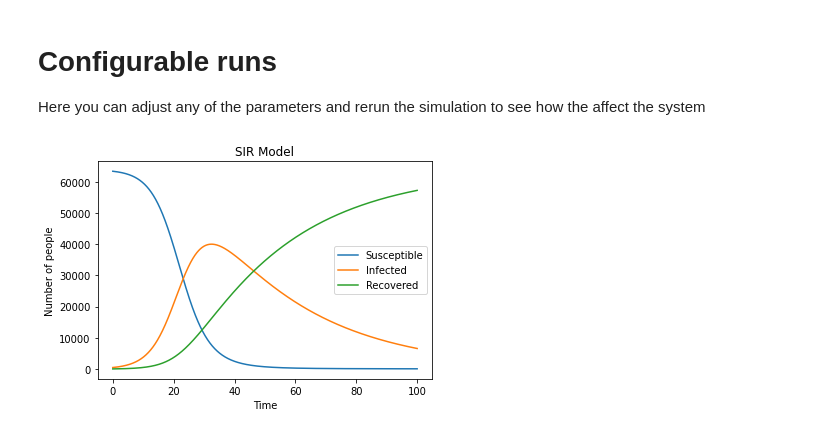
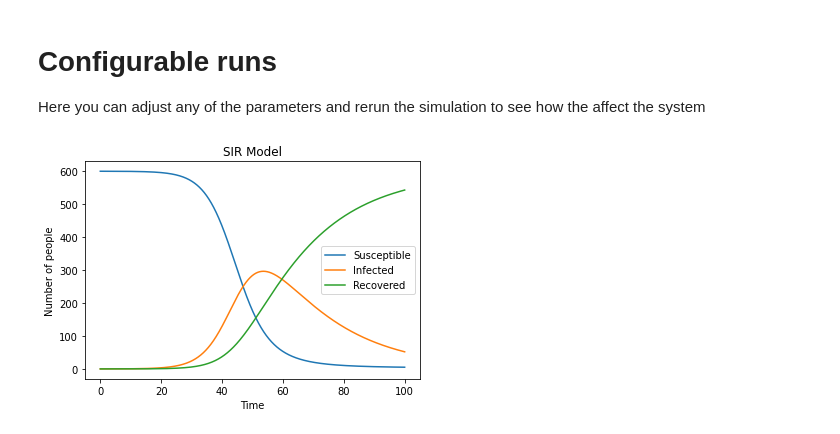
Before and after one commit to Aryan470/Notebooks, a Jupyter notebook: SIRModel.ipynb, the cells around one changed output. Drawn from its saved outputs; the diff is of its cells as text; code cells hidden in the pictures.

```diff
--- a/SIRModel.ipynb
+++ b/SIRModel.ipynb
@@ -119,21 +159,21 @@ Here you can adjust any of the parameters and rerun the simulation to see how th
 # %%
 #@title Parameters {run:"auto"}
 
-p = 63800 #@param {type:"slider", min:0, max:100000, step:100}
+p = 600 #@param {type:"slider", min:0, max:100000, step:100}
 
-percent_infected = 0.7 #@param {type:"slider", min:0, max:100, step:0.1}
+percent_infected = 0.01 #@param {type:"slider", min:0, max:100, step:0.1}
 
 beta = 0.25 #@param {type:"slider", min:0, max:2, step:0.01}
-gamma = 0.03 #@param {type:"slider", min:0, max:1, step:0.01}
+gamma = 0.04761904761 #@param {type:"slider", min:0, max:1, step:0.01}
 
 dt = 0.0156 #@param {type:"slider", min:0, max:0.5, step:0.0001}
 max_time = 100 #@param {type:"slider", min:0, max:300, step:1}
 initial_infected = p * percent_infected * 0.01
 initial_susceptible = p - initial_infected
 initial_recovered = 0
 time = np.arange(0, max_time + dt, dt)
 
 clear_output()
 visualize()
 # %% [output]
-[figure, old version]
+[figure, new version]
```
Also changed, not shown: parts of 6 cells of this notebook.
